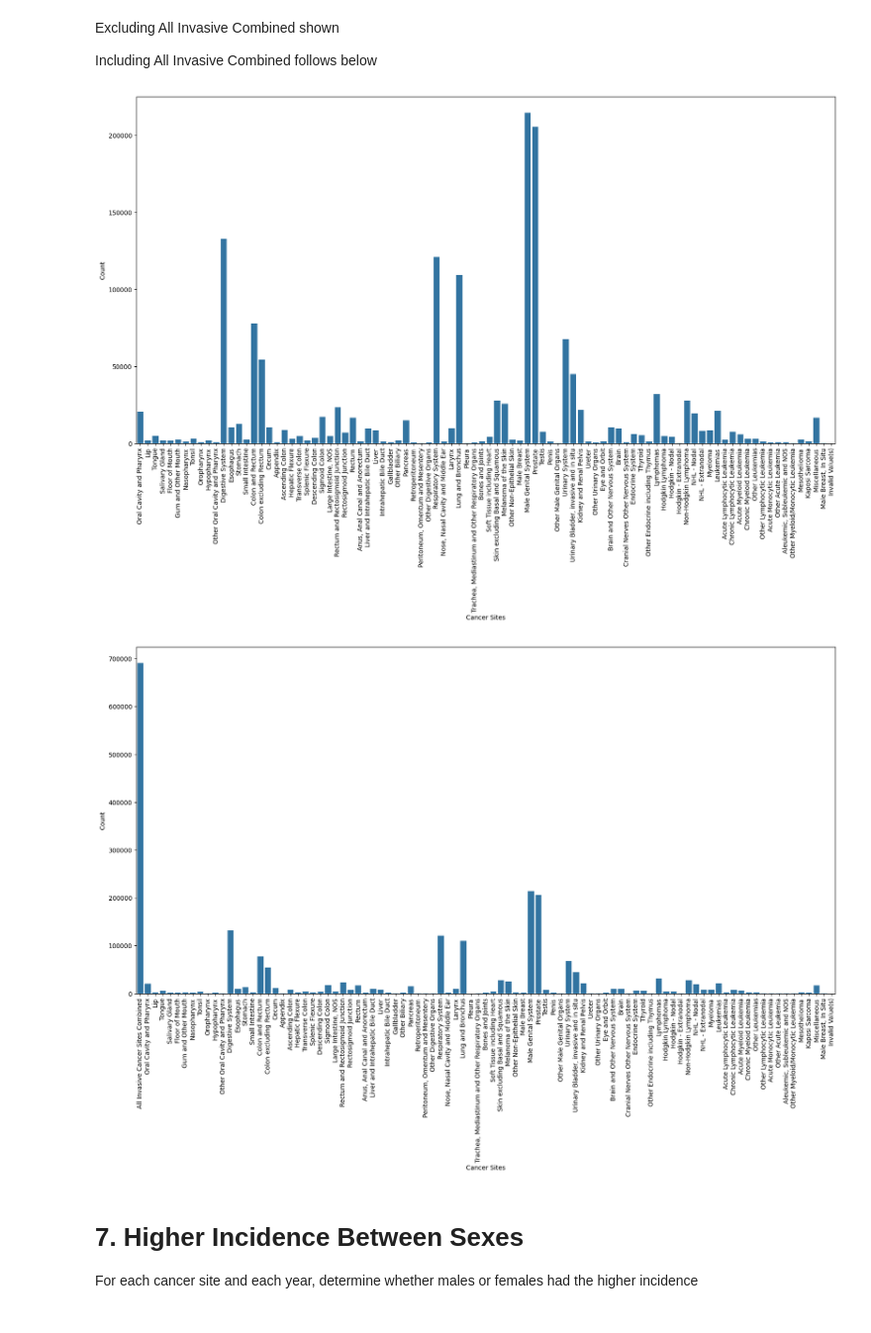
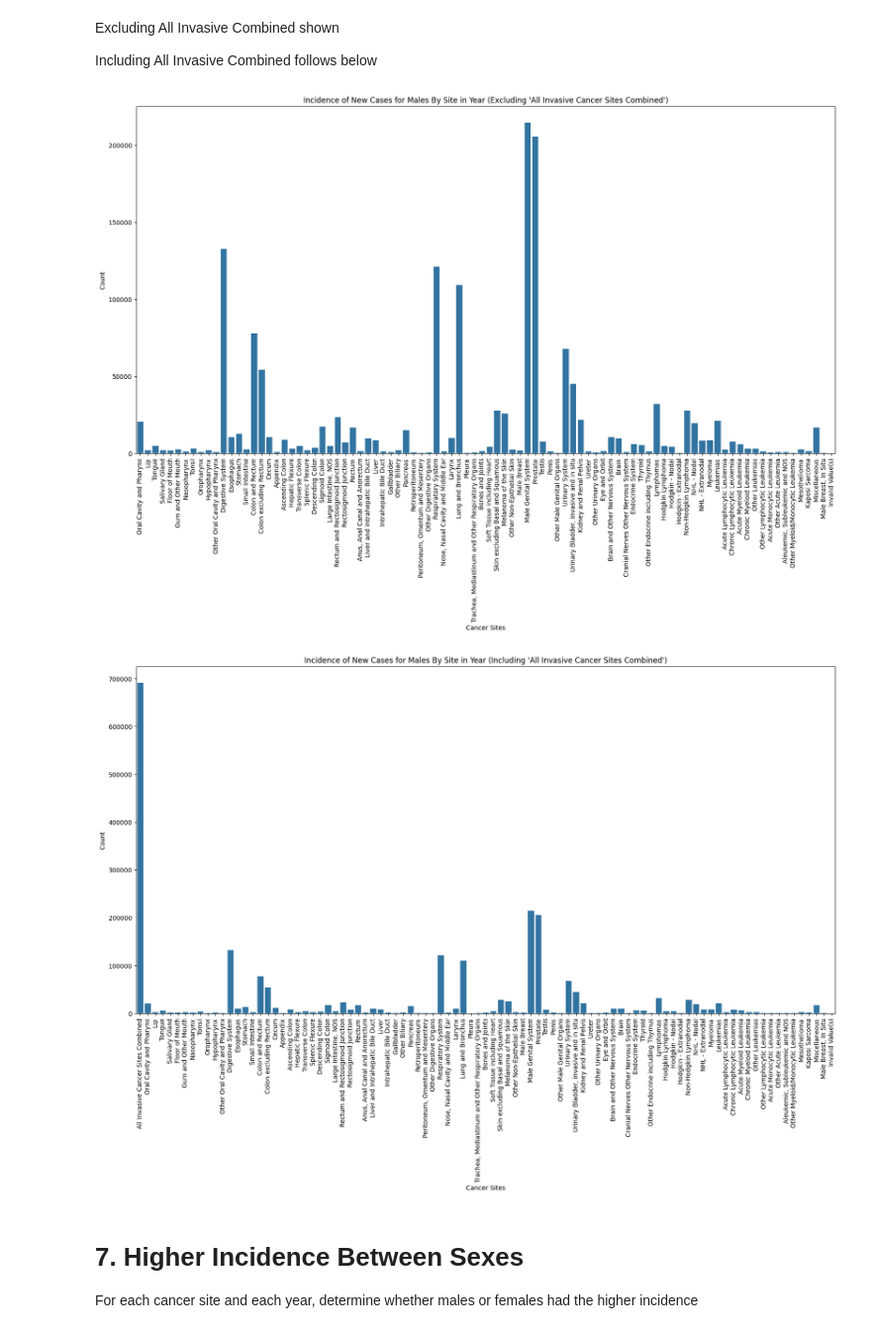
Before and after one commit to robinphurtado/Assignment1, a Jupyter notebook: notebooks/assignment1-1.ipynb, the cells around one changed output. Shown at 99% size. Cells and saved outputs as stored; diff of their text form; code cells hidden in the pictures.

```diff
--- a/notebooks/assignment1-1.ipynb
+++ b/notebooks/assignment1-1.ipynb
@@ -319,13 +310,14 @@ Including All Invasive Combined follows below
 # %%
 plt.figure(figsize=(20.0, 10.0))
 # select the rows that are for only males only for the year 2000
 df_cancer_males = df_cancer_clean_nonredundant_excl_allinv[(df_cancer_clean_nonredundant_excl_allinv['Sex'] == 'M') & (df_cancer_clean_nonredundant_excl_allinv['Year'] == 2000)]
 # default x labels are horizontal and overlap eachother.  Rotating 90 degrees for readability
 plt.xticks(rotation = 90)
 # create bar plot with male only cancer data, Cancer Sites on x axis, Count on y axis
+plt.title("Incidence of New Cases for Males By Site in Year (Excluding 'All Invasive Cancer Sites Combined')")
 male_cancer_barplot = sns.barplot(data=df_cancer_males, x='Cancer Sites', y='Count')
 # %% [output]
-[figure, old version]
+[figure, new version]
 # %%
 plt.figure(figsize=(20.0, 10.0))
 # select the rows that are for only males only for the year 2000
@@ -333,9 +325,10 @@ df_cancer_males = df_cancer_clean_nonredundant[(df_cancer_clean_nonredundant['Se
 # default x labels are horizontal and overlap eachother.  Rotating 90 degrees for readability
 plt.xticks(rotation = 90)
 # create bar plot with male only cancer data, Cancer Sites on x axis, Count on y axis
+plt.title("Incidence of New Cases for Males By Site in Year (Including 'All Invasive Cancer Sites Combined')")
 male_cancer_barplot = sns.barplot(data=df_cancer_males, x='Cancer Sites', y='Count')
 # %% [output]
-[figure, old version]
+[figure, new version]
 # %% [markdown]
 # 7. Higher Incidence Between Sexes
 
```
Also changed, not shown: parts of 6 cells of this notebook.
